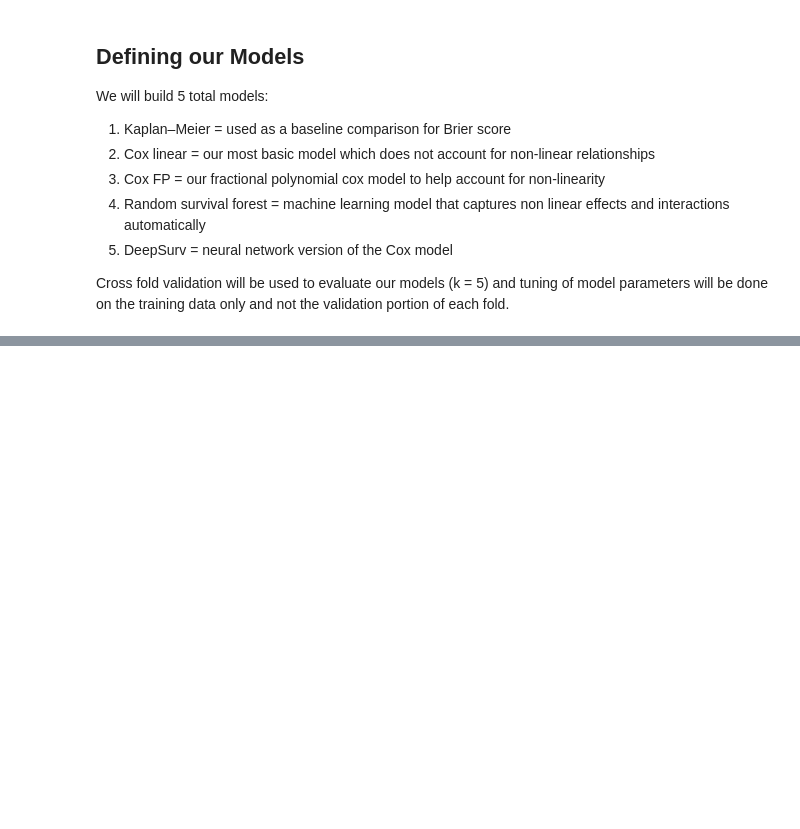
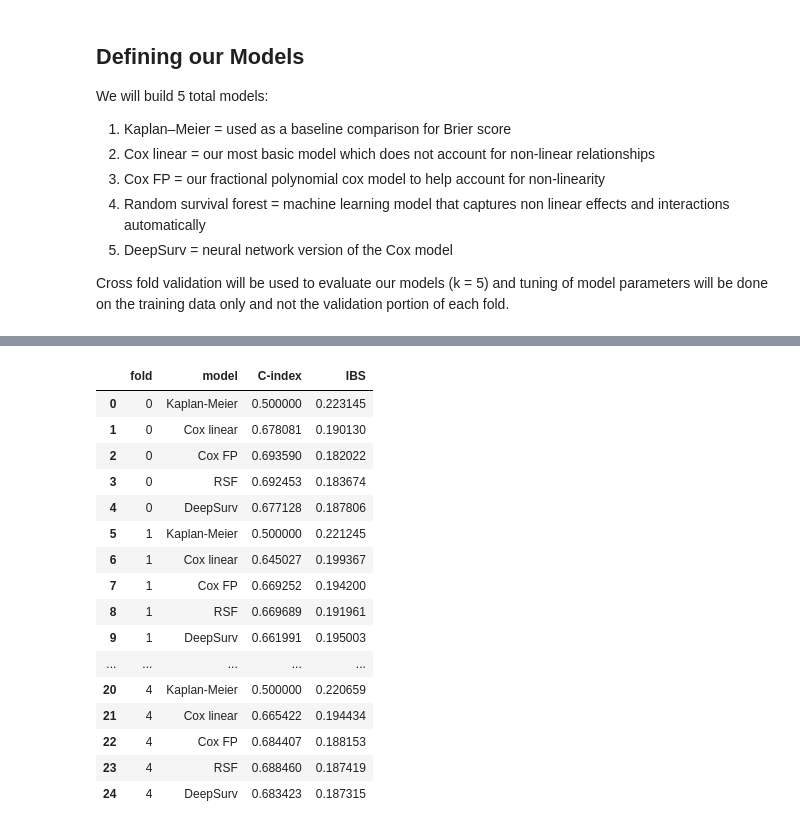
Before and after one commit to honsur/Computational-Medicine-Breast-Cancer-Project, a Jupyter notebook: Exploratory Data Analysis of Rotterdam and GBSC2.ipynb, the cells around one changed output, grey strips where cells are left out. Drawn from its saved outputs; the diff is of its cells as text; code cells hidden in the pictures; blank space fills up the shorter version.

Commit message:
updated version with models now

```diff
--- a/Exploratory Data Analysis of Rotterdam and GBSC2.ipynb
+++ b/Exploratory Data Analysis of Rotterdam and GBSC2.ipynb
@@ -379,0 +602,20 @@ Cross fold validation will be used to evaluate our models (k = 5) and tuning of
+# %%
+results
+# %% [output]
+|  | fold | model | C-index | IBS |
+| 0 | 0 | Kaplan-Meier | 0.500000 | 0.223145 |
+| 1 | 0 | Cox linear | 0.678081 | 0.190130 |
+| 2 | 0 | Cox FP | 0.693590 | 0.182022 |
+| 3 | 0 | RSF | 0.692453 | 0.183674 |
+| 4 | 0 | DeepSurv | 0.677128 | 0.187806 |
+| 5 | 1 | Kaplan-Meier | 0.500000 | 0.221245 |
+| 6 | 1 | Cox linear | 0.645027 | 0.199367 |
+| 7 | 1 | Cox FP | 0.669252 | 0.194200 |
+| 8 | 1 | RSF | 0.669689 | 0.191961 |
+| 9 | 1 | DeepSurv | 0.661991 | 0.195003 |
+| ... | ... | ... | ... | ... |
+| 20 | 4 | Kaplan-Meier | 0.500000 | 0.220659 |
+| 21 | 4 | Cox linear | 0.665422 | 0.194434 |
+| 22 | 4 | Cox FP | 0.684407 | 0.188153 |
+| 23 | 4 | RSF | 0.688460 | 0.187419 |
+| 24 | 4 | DeepSurv | 0.683423 | 0.187315 |
```
Also changed, not shown: parts of 23 cells of this notebook.
